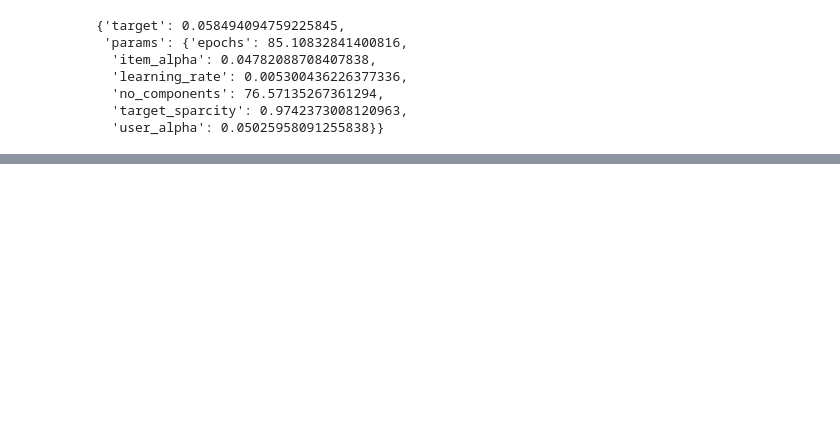
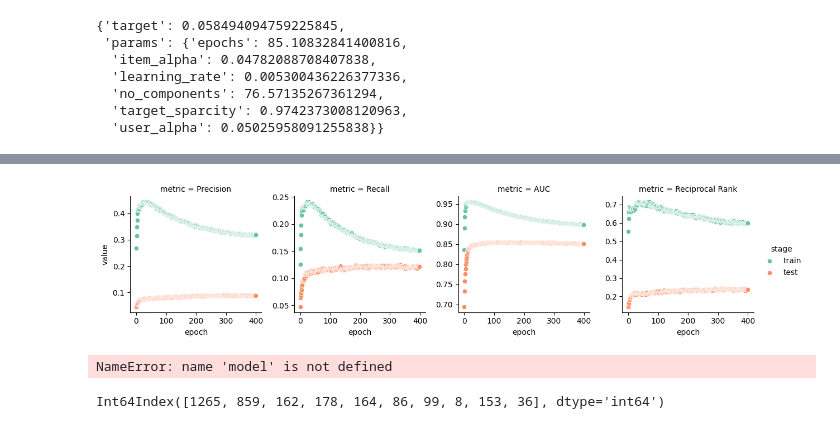
Before and after one commit to suthipongg/Similarity_model, a Jupyter notebook: db_cosmenet/recommender_data.ipynb, the cells around one changed output, grey strips where cells are left out. Cells and saved outputs as stored; diff of their text form; code cells hidden in the pictures; blank space fills up the shorter version.

```diff
--- a/db_cosmenet/recommender_data.ipynb
+++ b/db_cosmenet/recommender_data.ipynb
@@ -724,8 +716,8 @@ output1, _ = track_model_metrics(model=model1,
 The second model (with both implicit and explicit data) fitting progress:
 # %%
 output2, _ = track_model_metrics(model=model2,
-                                 train_interactions=train_interactions2,
-                                 test_interactions=test_interactions2,
+                                 train_interactions=train_interactions,
+                                 test_interactions=test_interactions,
                                  k=K,
                                  no_epochs=NO_EPOCHS,
                                  no_threads=NO_THREADS,
@@ -1226,0 +1119,11 @@ optimizer.max
+# %%
+epochs = 400
+learning_rate =  0.15269320101949396
+no_components = 64
+user_alpha = 0.0005311891300792823
+item_alpha = 0.00034963179166410096
+target_sparcity = 0.9720978040426634
+num_pct_product = 20
+num_pct_user = 5
+# %%
+train_interactions, test_interactions, train_weights, test_weights, item_features, user_features = create_data(product_feature, user_feature, target_sparcity, num_pct_product, num_pct_user)
@@ -1226,0 +1158,9 @@ optimizer.max
+# %%
+fitting_metrics, model = track_model_metrics(model=model,
+                    train_interactions=train_interactions,
+                    test_interactions=test_interactions,
+                    k=K,
+                    no_epochs=epochs,
+                    no_threads=NO_THREADS,
+                    item_features=item_features,
+                    user_features=user_features)
@@ -1226,0 +1186,12 @@ optimizer.max
+# %%
+g = sns.FacetGrid(fitting_metrics, col="metric", hue="stage", col_wrap=4, sharey=False)
+g = g.map(sns.scatterplot, "epoch", "value").add_legend()
+# %% [output]
+[figure, added]
+# %%
+import pickle
+
+with open('lightdm_prec_0.09.pickle', 'wb') as fle:
+    pickle.dump(model, fle, protocol=pickle.HIGHEST_PROTOCOL)
+# %% [output]
+NameError: name 'model' is not defined
@@ -1226,0 +1205,4 @@ optimizer.max
+# %%
+scores.sort_values(ascending=False).head(10).index
+# %% [output]
+Int64Index([1265, 859, 162, 178, 164, 86, 99, 8, 153, 36], dtype='int64')
```
Also changed, not shown: parts of 51 cells of this notebook, 1 other file.
